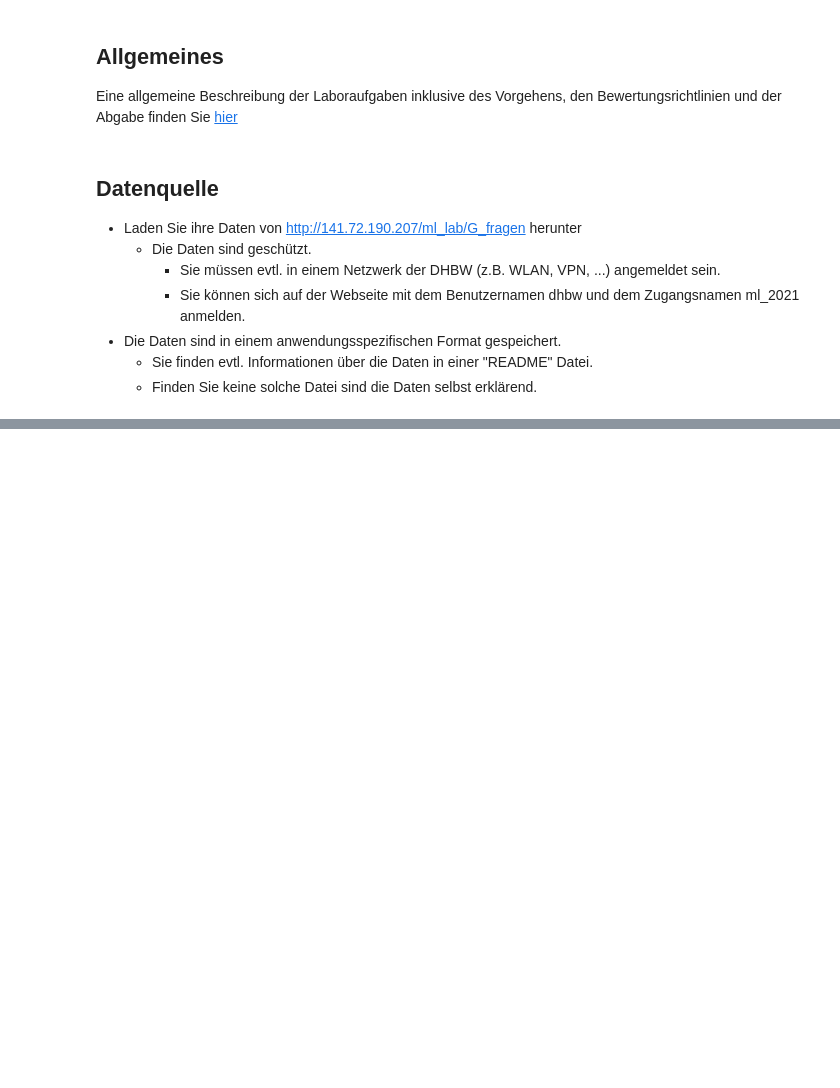
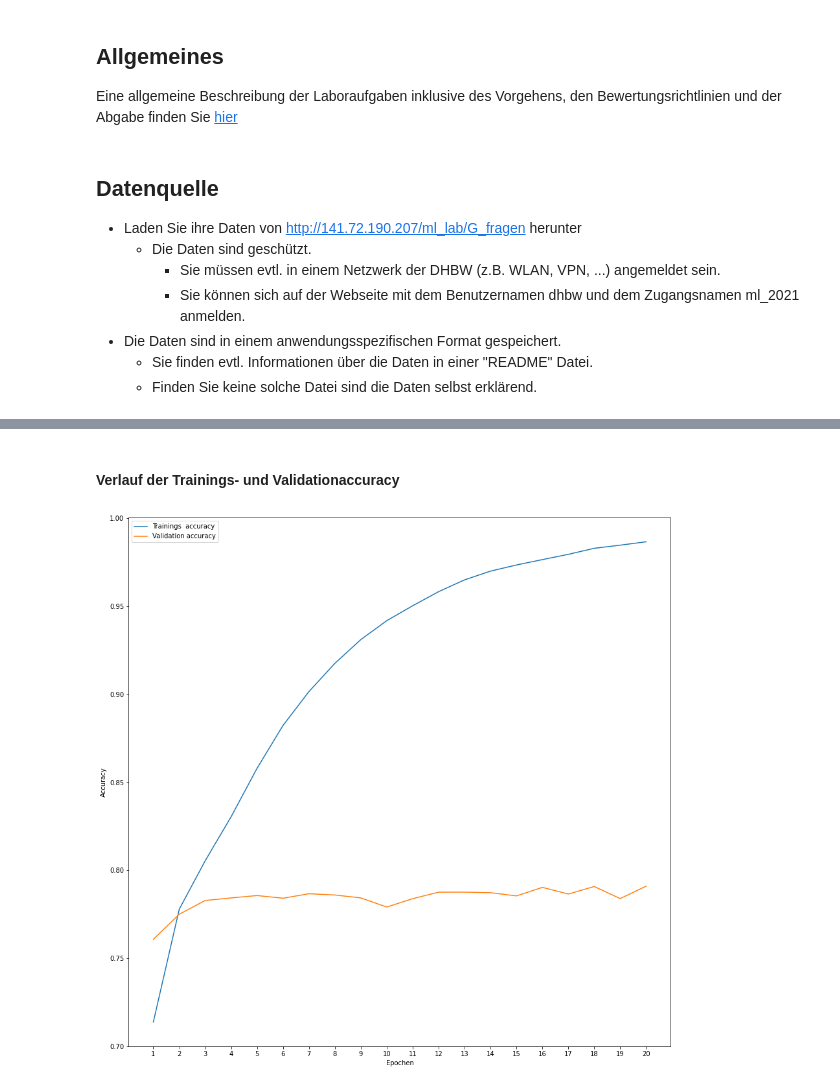
Before and after one commit to rxt30/Gruppe_G_Fragen, a Jupyter notebook: Aufgabe_G_Fragen.ipynb, the cells around one changed output, grey strips where cells are left out. Saved outputs shown, nothing was run; the diff lists cells and outputs as text; code cells hidden in the pictures; blank space fills up the shorter version.

```diff
--- a/Aufgabe_G_Fragen.ipynb
+++ b/Aufgabe_G_Fragen.ipynb
@@ -298,0 +279,2 @@ array([[  1,   2,   3,   4,   5,   4,   6,   7,   8,   9,  10,  11,   9,
+# %%
+word_index = tokenizer.word_index
@@ -298,0 +611,7 @@ array([[  1,   2,   3,   4,   5,   4,   6,   7,   8,   9,  10,  11,   9,
+# %%
+history = model.fit([q1_train, q2_train], yTrain,
+                    validation_data = ((q1_valid, q2_valid), yValid),
+                    epochs = 20,
+                    batch_size = 2048,
+                    use_multiprocessing=True
+)
@@ -298,0 +636,16 @@ array([[  1,   2,   3,   4,   5,   4,   6,   7,   8,   9,  10,  11,   9,
+# %% [markdown]
+#### Verlauf der Trainings- und Validationaccuracy
+# %%
+x = np.arange(1,21)
+
+fig, ax = plt.subplots()
+ax.plot(x, history.history['accuracy'], label="Trainings  accuracy")
+ax.plot(x, history.history['val_accuracy'], label="Validation accuracy")
+ax.legend()
+ax.set_ylim(ymin=0.7)
+ax.set_xticks(x)
+ax.set_xlabel("Epochen")
+ax.set_ylabel("Accuracy")
+plt.show()
+# %% [output]
+[figure, added]
```
Also changed, not shown: parts of 124 cells of this notebook.
